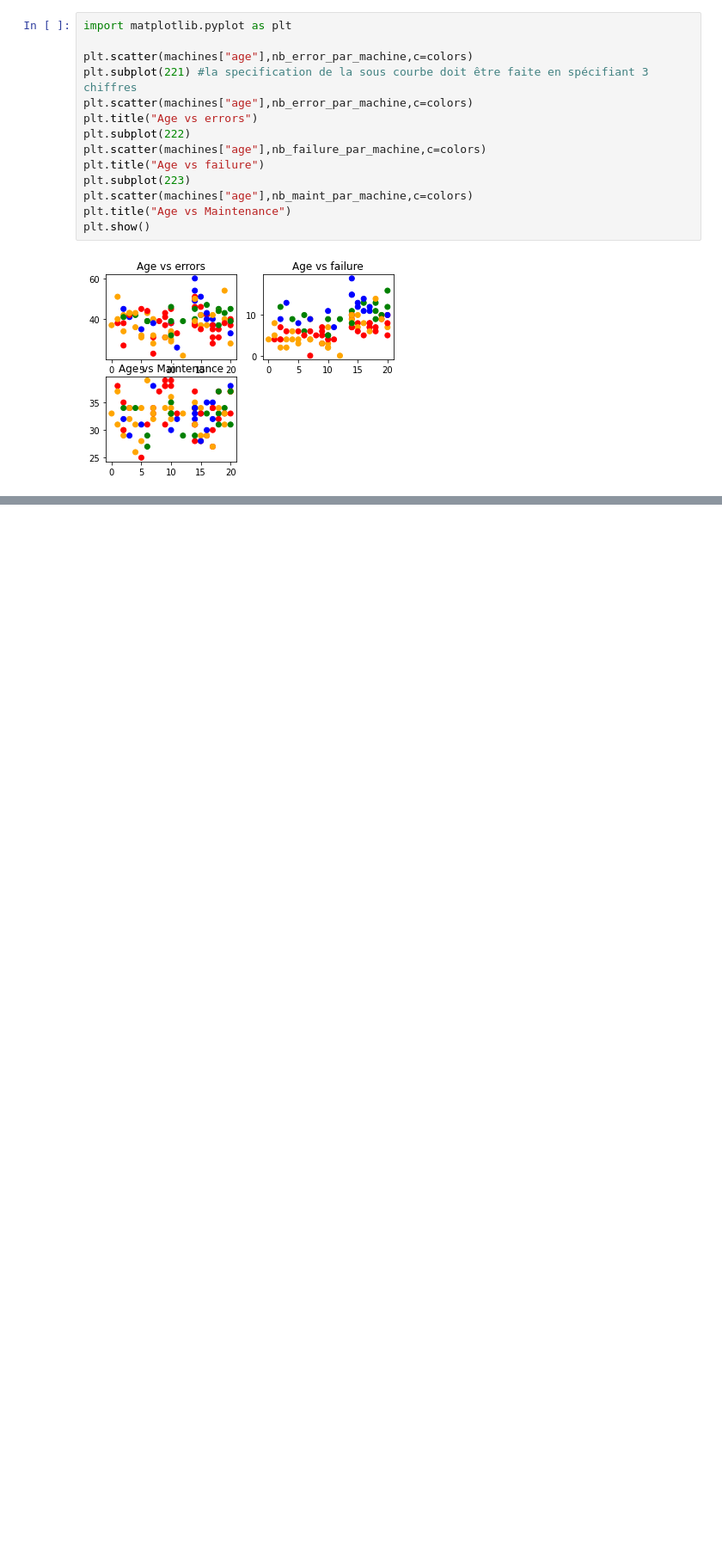
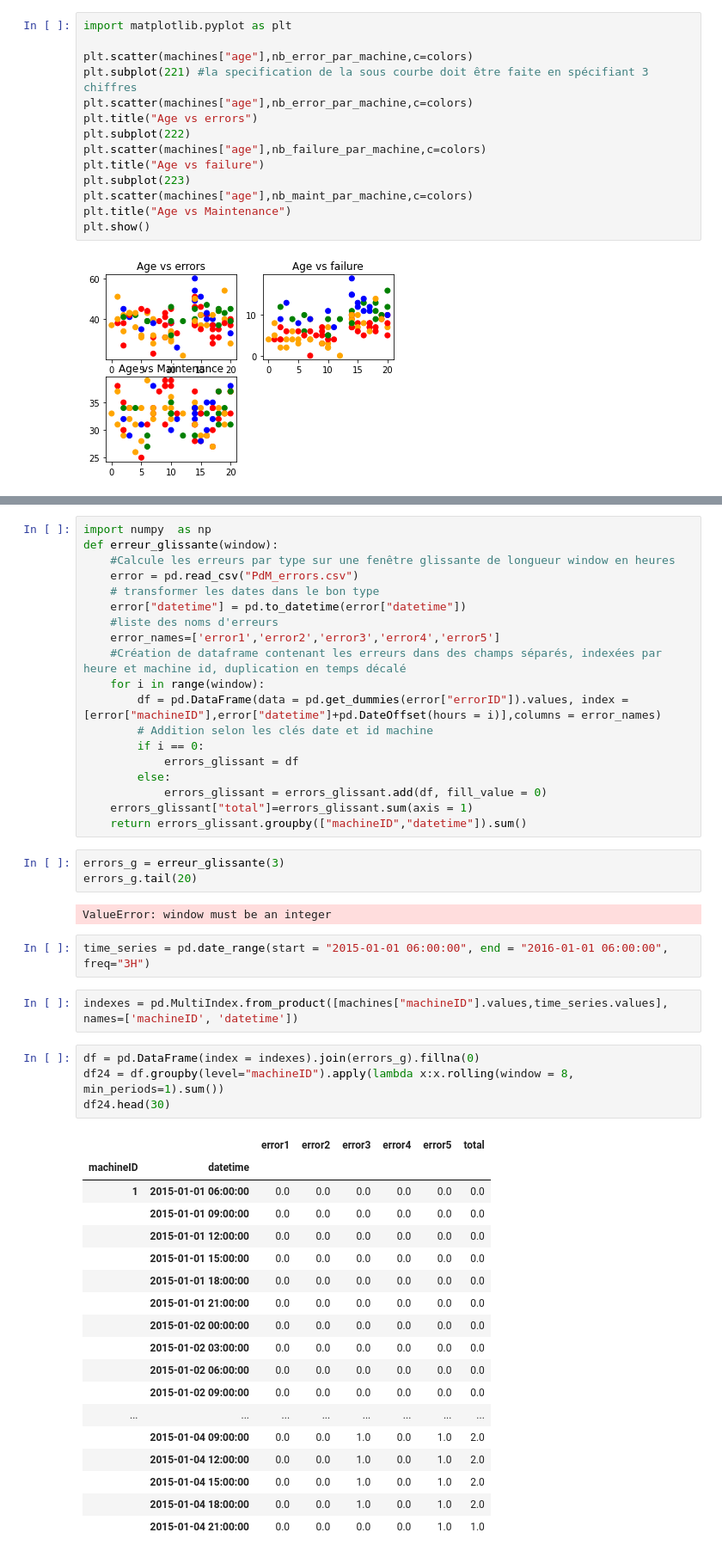
Before and after one commit to AugustinMoinat/Projet-python-maintenance, a Jupyter notebook: notebooks/first_explo no telemetry.ipynb, the cells around one changed output, grey strips where cells are left out. Shown at 86% size. Drawn from its saved outputs; the diff is of its cells as text; blank space fills up the shorter version.

Commit message:
errors_prep
Preparation of errors with 3h rolling and 24 hours

```diff
--- a/Projet 3.ipynb
+++ b/notebooks/first_explo no telemetry.ipynb
@@ -46,0 +49,51 @@ plt.show()
+# %%
+import numpy  as np
+def erreur_glissante(window):
+    #Calcule les erreurs par type sur une fenêtre glissante de longueur window en heures
+    error = pd.read_csv("PdM_errors.csv")
+    # transformer les dates dans le bon type
+    error["datetime"] = pd.to_datetime(error["datetime"])
+    #liste des noms d'erreurs
+    error_names=['error1','error2','error3','error4','error5']
+    #Création de dataframe contenant les erreurs dans des champs séparés, indexées par heure et machine id, duplication en temps décalé
+    for i in range(window):
+        df = pd.DataFrame(data = pd.get_dummies(error["errorID"]).values, index = [error["machineID"],error["datetime"]+pd.DateOffset(hours = i)],columns = error_names)
+        # Addition selon les clés date et id machine
+        if i == 0:
+            errors_glissant = df
+        else:
+            errors_glissant = errors_glissant.add(df, fill_value = 0)
+    errors_glissant["total"]=errors_glissant.sum(axis = 1)
+    return errors_glissant.groupby(["machineID","datetime"]).sum()
+# %%
+errors_g = erreur_glissante(3)
+errors_g.tail(20)
+# %% [output]
+ValueError: window must be an integer
+# %%
+time_series = pd.date_range(start = "2015-01-01 06:00:00", end = "2016-01-01 06:00:00", freq="3H")
+# %%
+indexes = pd.MultiIndex.from_product([machines["machineID"].values,time_series.values], names=['machineID', 'datetime'])
+# %%
+df = pd.DataFrame(index = indexes).join(errors_g).fillna(0)
+df24 = df.groupby(level="machineID").apply(lambda x:x.rolling(window = 8, min_periods=1).sum())
+df24.head(30)
+# %% [output]
+|  |  | error1 | error2 | error3 | error4 | error5 | total |
+| machineID | datetime |  |  |  |  |  |  |
+| 1 | 2015-01-01 06:00:00 | 0.0 | 0.0 | 0.0 | 0.0 | 0.0 | 0.0 |
+|  | 2015-01-01 09:00:00 | 0.0 | 0.0 | 0.0 | 0.0 | 0.0 | 0.0 |
+|  | 2015-01-01 12:00:00 | 0.0 | 0.0 | 0.0 | 0.0 | 0.0 | 0.0 |
+|  | 2015-01-01 15:00:00 | 0.0 | 0.0 | 0.0 | 0.0 | 0.0 | 0.0 |
+|  | 2015-01-01 18:00:00 | 0.0 | 0.0 | 0.0 | 0.0 | 0.0 | 0.0 |
+|  | 2015-01-01 21:00:00 | 0.0 | 0.0 | 0.0 | 0.0 | 0.0 | 0.0 |
+|  | 2015-01-02 00:00:00 | 0.0 | 0.0 | 0.0 | 0.0 | 0.0 | 0.0 |
+|  | 2015-01-02 03:00:00 | 0.0 | 0.0 | 0.0 | 0.0 | 0.0 | 0.0 |
+|  | 2015-01-02 06:00:00 | 0.0 | 0.0 | 0.0 | 0.0 | 0.0 | 0.0 |
+|  | 2015-01-02 09:00:00 | 0.0 | 0.0 | 0.0 | 0.0 | 0.0 | 0.0 |
+| ... | ... | ... | ... | ... | ... | ... | ... |
+|  | 2015-01-04 09:00:00 | 0.0 | 0.0 | 1.0 | 0.0 | 1.0 | 2.0 |
+|  | 2015-01-04 12:00:00 | 0.0 | 0.0 | 1.0 | 0.0 | 1.0 | 2.0 |
+|  | 2015-01-04 15:00:00 | 0.0 | 0.0 | 1.0 | 0.0 | 1.0 | 2.0 |
+|  | 2015-01-04 18:00:00 | 0.0 | 0.0 | 1.0 | 0.0 | 1.0 | 2.0 |
+|  | 2015-01-04 21:00:00 | 0.0 | 0.0 | 0.0 | 0.0 | 1.0 | 1.0 |
```
Also changed, not shown: parts of 5 cells of this notebook, 2 other files.
